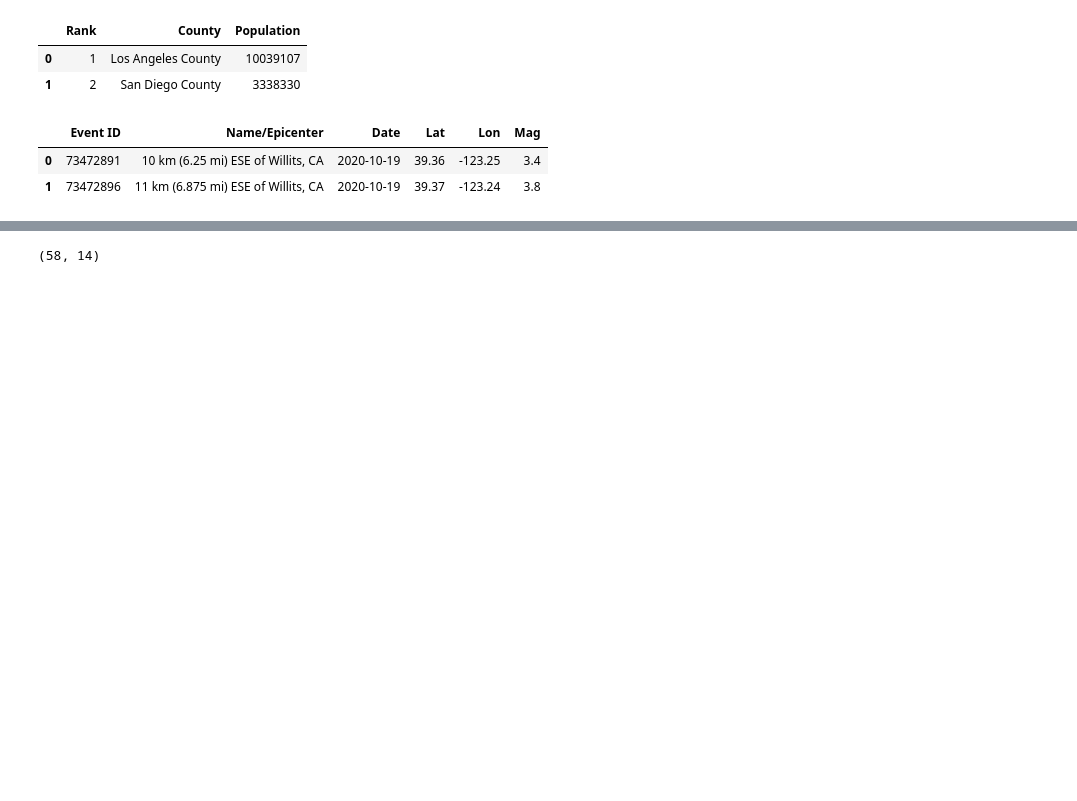
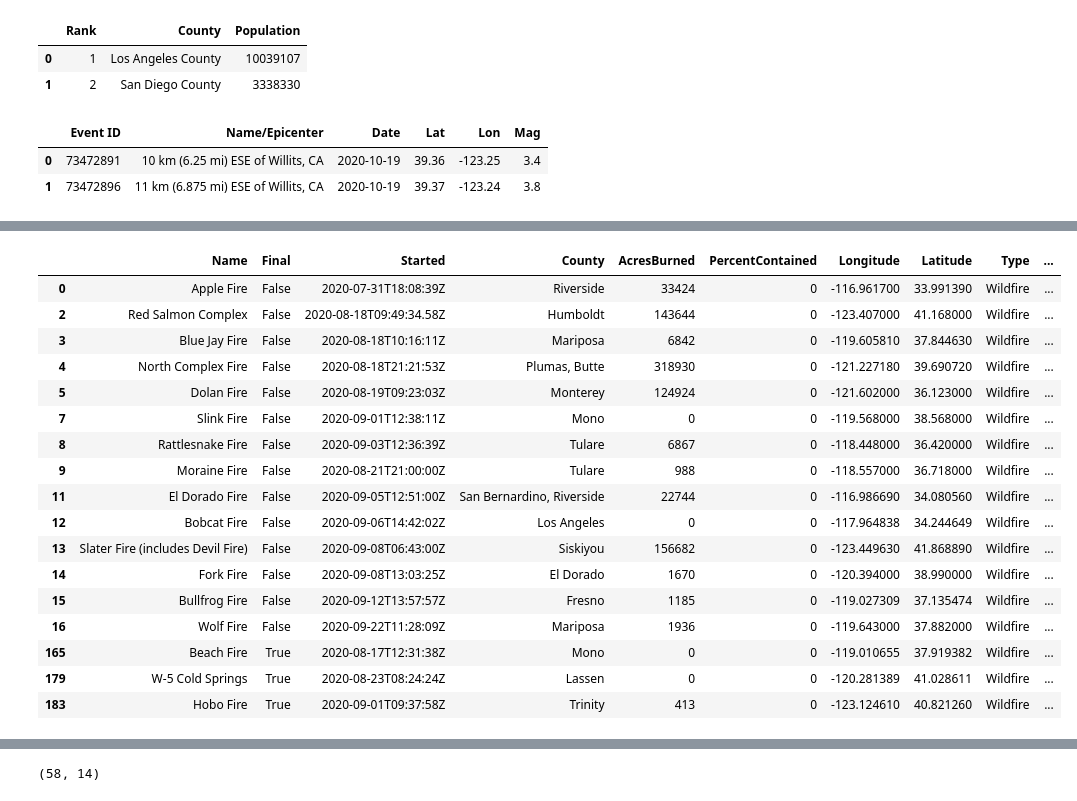
Before and after one commit to iforani/project-five, a Jupyter notebook: code/merging_data.ipynb, the cells around one changed output, grey strips where cells are left out. Cells and saved outputs as stored; diff of their text form; code cells hidden in the pictures; blank space fills up the shorter version.

Commit message:
updating merged data and adding csv of the updated data

```diff
--- a/code/merging_data.ipynb
+++ b/code/merging_data.ipynb
@@ -30,0 +34,2 @@ earthquake.head(2)
+# %%
+fyre = pd.read_html('https://inciweb.nwcg.gov/accessible-view/')[0]
@@ -30,0 +43,4 @@ earthquake.head(2)
+# %%
+fyre = fyre[fyre['State'].str.contains('California')]
+fyre = fyre[fyre['Type'] == 'Wildfire']
+fyre.reset_index(drop=True, inplace=True)
@@ -36,0 +108,11 @@ fire.head(2)
+# %%
+# updating the `fire` dataframe with acres burned from inciweb (fyre dataframe)
+for fire_name in fire_0['Name']:
+    # get the acres where the name matches
+    index1 = fyre[fyre['Incident'].str.contains(fire_name.split()[0])].index
+    # match only there is at least a match
+    if len(list(index1)) > 0:
+        acres = fyre.iloc[list(index1)[0], 3].split()[0]
+        index2 = fire[fire['Name'] == fire_name].index
+
+        fire.iloc[list(index2)[0], 4] = acres
@@ -36,0 +129,21 @@ fire.head(2)
+# %%
+fire[fire['PercentContained'] == 0]
+# %% [output]
+|  | Name | Final | Started | County | AcresBurned | PercentContained | Longitude | Latitude | Type | ... |
+| 0 | Apple Fire | False | 2020-07-31T18:08:39Z | Riverside | 33424 | 0 | -116.961700 | 33.991390 | Wildfire | ... |
+| 2 | Red Salmon Complex | False | 2020-08-18T09:49:34.58Z | Humboldt | 143644 | 0 | -123.407000 | 41.168000 | Wildfire | ... |
+| 3 | Blue Jay Fire | False | 2020-08-18T10:16:11Z | Mariposa | 6842 | 0 | -119.605810 | 37.844630 | Wildfire | ... |
+| 4 | North Complex Fire | False | 2020-08-18T21:21:53Z | Plumas, Butte | 318930 | 0 | -121.227180 | 39.690720 | Wildfire | ... |
+| 5 | Dolan Fire | False | 2020-08-19T09:23:03Z | Monterey | 124924 | 0 | -121.602000 | 36.123000 | Wildfire | ... |
+| 7 | Slink Fire | False | 2020-09-01T12:38:11Z | Mono | 0 | 0 | -119.568000 | 38.568000 | Wildfire | ... |
+| 8 | Rattlesnake Fire | False | 2020-09-03T12:36:39Z | Tulare | 6867 | 0 | -118.448000 | 36.420000 | Wildfire | ... |
+| 9 | Moraine Fire | False | 2020-08-21T21:00:00Z | Tulare | 988 | 0 | -118.557000 | 36.718000 | Wildfire | ... |
+| 11 | El Dorado Fire | False | 2020-09-05T12:51:00Z | San Bernardino, Riverside | 22744 | 0 | -116.986690 | 34.080560 | Wildfire | ... |
+| 12 | Bobcat Fire | False | 2020-09-06T14:42:02Z | Los Angeles | 0 | 0 | -117.964838 | 34.244649 | Wildfire | ... |
+| 13 | Slater Fire (includes Devil Fire) | False | 2020-09-08T06:43:00Z | Siskiyou | 156682 | 0 | -123.449630 | 41.868890 | Wildfire | ... |
+| 14 | Fork Fire | False | 2020-09-08T13:03:25Z | El Dorado | 1670 | 0 | -120.394000 | 38.990000 | Wildfire | ... |
+| 15 | Bullfrog Fire | False | 2020-09-12T13:57:57Z | Fresno | 1185 | 0 | -119.027309 | 37.135474 | Wildfire | ... |
+| 16 | Wolf Fire | False | 2020-09-22T11:28:09Z | Mariposa | 1936 | 0 | -119.643000 | 37.882000 | Wildfire | ... |
+| 165 | Beach Fire | True | 2020-08-17T12:31:38Z | Mono | 0 | 0 | -119.010655 | 37.919382 | Wildfire | ... |
+| 179 | W-5 Cold Springs | True | 2020-08-23T08:24:24Z | Lassen | 0 | 0 | -120.281389 | 41.028611 | Wildfire | ... |
+| 183 | Hobo Fire | True | 2020-09-01T09:37:58Z | Trinity | 413 | 0 | -123.124610 | 40.821260 | Wildfire | ... |
```
Also changed, not shown: parts of 61 cells of this notebook, 2 other files.
